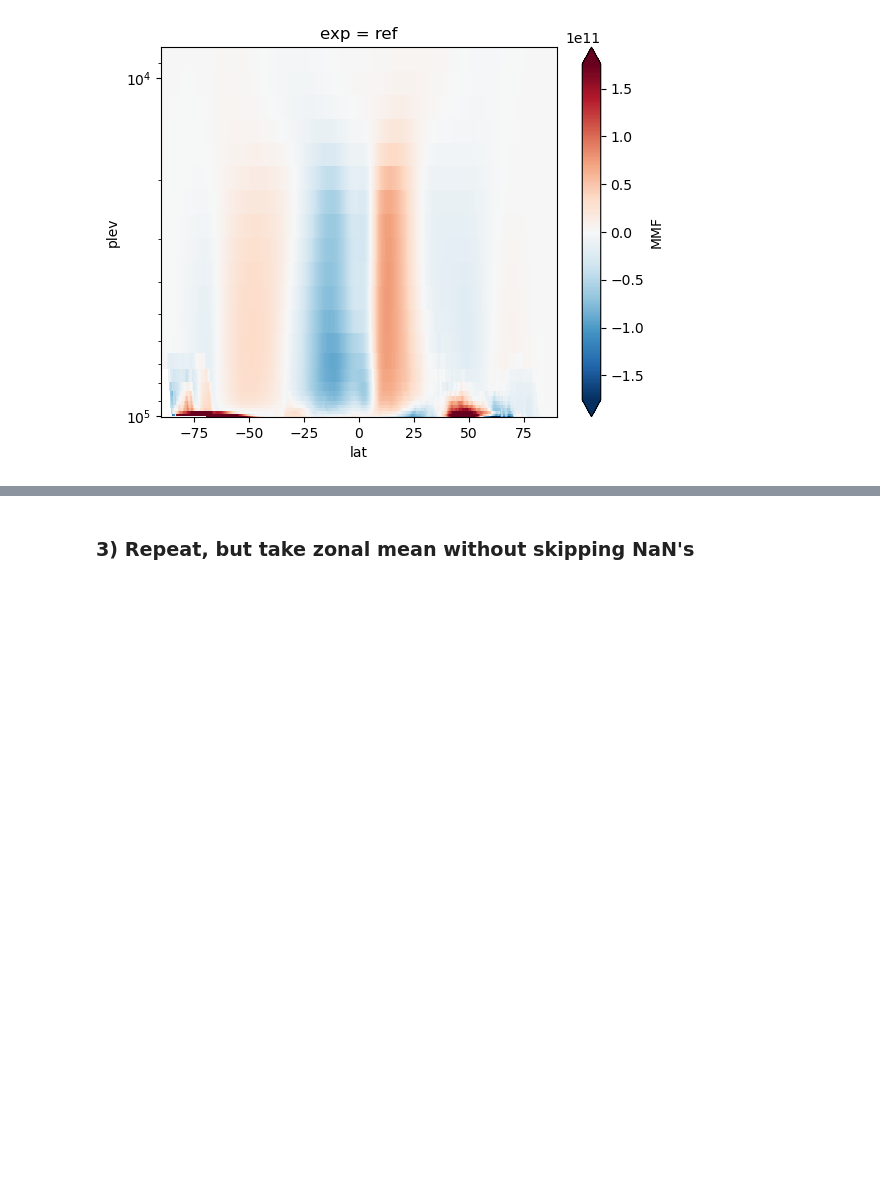
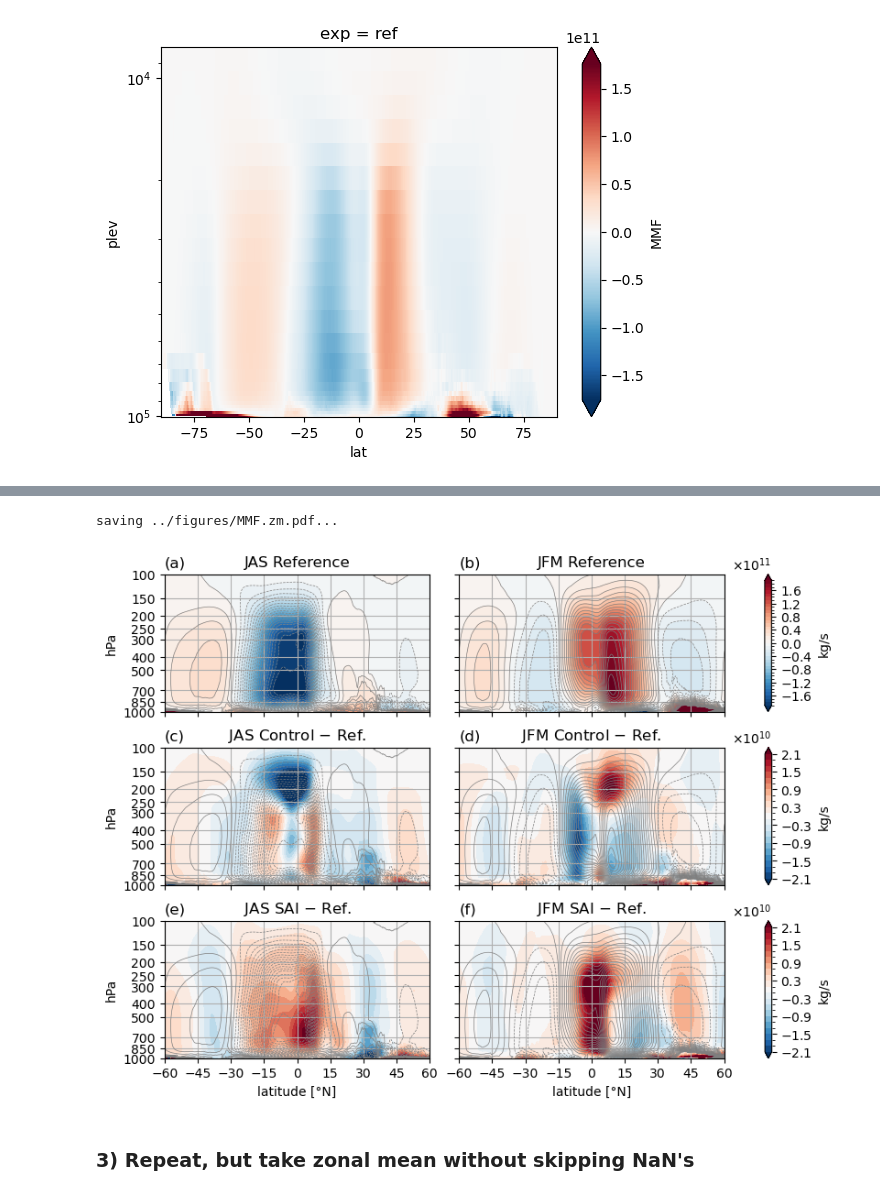
Before and after one commit to JdeJong96/TCs-under-SAI, a Jupyter notebook: analysis/notebooks/Hadley.ipynb, the cells around one changed output, grey strips where cells are left out. Saved outputs shown, nothing was run; the diff lists cells and outputs as text; code cells hidden in the pictures; blank space fills up the shorter version.

Commit message:
update MMSF figure

```diff
--- a/analysis/notebooks/Hadley.ipynb
+++ b/analysis/notebooks/Hadley.ipynb
@@ -329,4 +329,76 @@ saving ../figures/MMF.zm.pres.pdf...
 [figure]
+# %%
+fig,axs = plt.subplots(3,2,layout='constrained', sharex=True, sharey=True, figsize=(8,6))
+
+MMFtm = {}
+for exp in MMF:
+    _monmean = MMF[exp].groupby('time.month').mean(('time','ens'))
+    MMFtm[exp] = xr.concat([
+        _monmean.sel(month=[7,8,9]).mean('month').assign_coords(season='JAS'),
+        _monmean.sel(month=[1,2,3]).mean('month').assign_coords(season='JFM'),
+    ], dim='season')
+    MMFtm[exp]['plev'] = MMFtm[exp].plev/100
+
+MMFzmJAS = {exp: MMFtm[exp].sel(season='JAS') for exp in MMFtm}
+MMFzmJFM = {exp: MMFtm[exp].sel(season='JFM') for exp in MMFtm}
+
+levels_ref = np.arange(-19,19.1,1)*1e10
+levels_dif = np.arange(-2.1,2.11,.2)*1e10
+
+plots = {
+    'a': {'cf': MMFzmJAS['ref'], 'cs': MMFzmJAS['ref'],
+          'cflvls': levels_ref, 'title': 'JAS Reference'},
+    'b': {'cf': MMFzmJFM['ref'], 'cs': MMFzmJFM['ref'],
+          'cflvls': levels_ref, 'title': 'JFM Reference'},
+    'c': {'cf': MMFzmJAS['cnt']-MMFzmJAS['ref'], 'cs': MMFzmJAS['ref'],
+          'cflvls': levels_dif, 'title': 'JAS Control $-$ Ref.'},
+    'd': {'cf': MMFzmJFM['cnt']-MMFzmJFM['ref'], 'cs': MMFzmJFM['ref'],
+          'cflvls': levels_dif, 'title': 'JFM Control $-$ Ref.'},
+    'e': {'cf': MMFzmJAS['sai']-MMFzmJAS['ref'], 'cs': MMFzmJAS['ref'],
+          'cflvls': levels_dif, 'title': 'JAS SAI $-$ Ref.'},
+    'f': {'cf': MMFzmJFM['sai']-MMFzmJFM['ref'], 'cs': MMFzmJFM['ref'],
+          'cflvls': levels_dif, 'title': 'JFM SAI $-$ Ref.'}
+}
+
+kwargs = dict(y='lev', yincrease=False, yscale='log', levels=levels_ref, add_colorbar=False)
+
+for ax, (lab,plot) in zip(axs.flat, plots.items()):
+    cf = plot['cf'].plot.contourf(ax=ax, y='plev', yincrease=False, yscale='log',
+        levels=plot['cflvls'], add_colorbar=False)
+    cs = plot['cs'].plot.contour(ax=ax, y='plev', yincrease=False, yscale='log',
+        levels=levels_ref, colors='grey', linewidths=0.5, add_colorbar=False)
+    ax.set_title(f'({lab})', loc='left')
+    ax.set_title(plot['title'])
+    plots[lab] = cf
+    ax.set_ylim([1000,100])
+    ax.set_xlim([-60,60])
+    ax.set_xticks(range(-60,61,15))
+    ax.set_yticks([], minor=True)
+    ax.set_yticks([1000,850,700,500,400,300,250,200,150,100],
+        labels=['1000','850','700','500','400','300','250','200','150','100'])
+    ax.set_ylabel('')
+    ax.set_xlabel('')
+    ax.grid()
+
+axs[-1,0].set_xlabel('latitude [°N]')
+axs[-1,1].set_xlabel('latitude [°N]')
+for ax in axs[:,0]:
+    ax.set_ylabel('hPa')
+
+cbticks_dif = np.array([-2.1,-1.5,-0.9,-0.3,0.3,0.9,1.5,2.1])*1e10
+cb1 = fig.colorbar(plots['a'], ax=axs.flat[:2], pad=0)
+cb2 = fig.colorbar(plots['c'], ax=axs.flat[2:4], ticks=cbticks_dif, pad=0)
+cb3 = fig.colorbar(plots['e'], ax=axs.flat[4:6], ticks=cbticks_dif, pad=0)
+for cb in (cb1, cb2, cb3):
+    cb.ax.set_ylabel('kg/s')
+    cb.ax.ticklabel_format(useMathText=True)
+
+#fig.suptitle("at pressure levels, skipping NaNs in zonal averaging")
+#os.remove("../figures/MMF.zm.pres.pdf")
+tracks.savefig(fig, "MMF.zm.pdf", dpi=300, transparent=True)
+# %% [output]
+saving ../figures/MMF.zm.pdf...
+[figure, added]
 # %% [markdown]
 ### 3) Repeat, but take zonal mean without skipping NaN's
 # %% [markdown]
```
Also changed, not shown: parts of 1 cell of this notebook, 1 other file.
